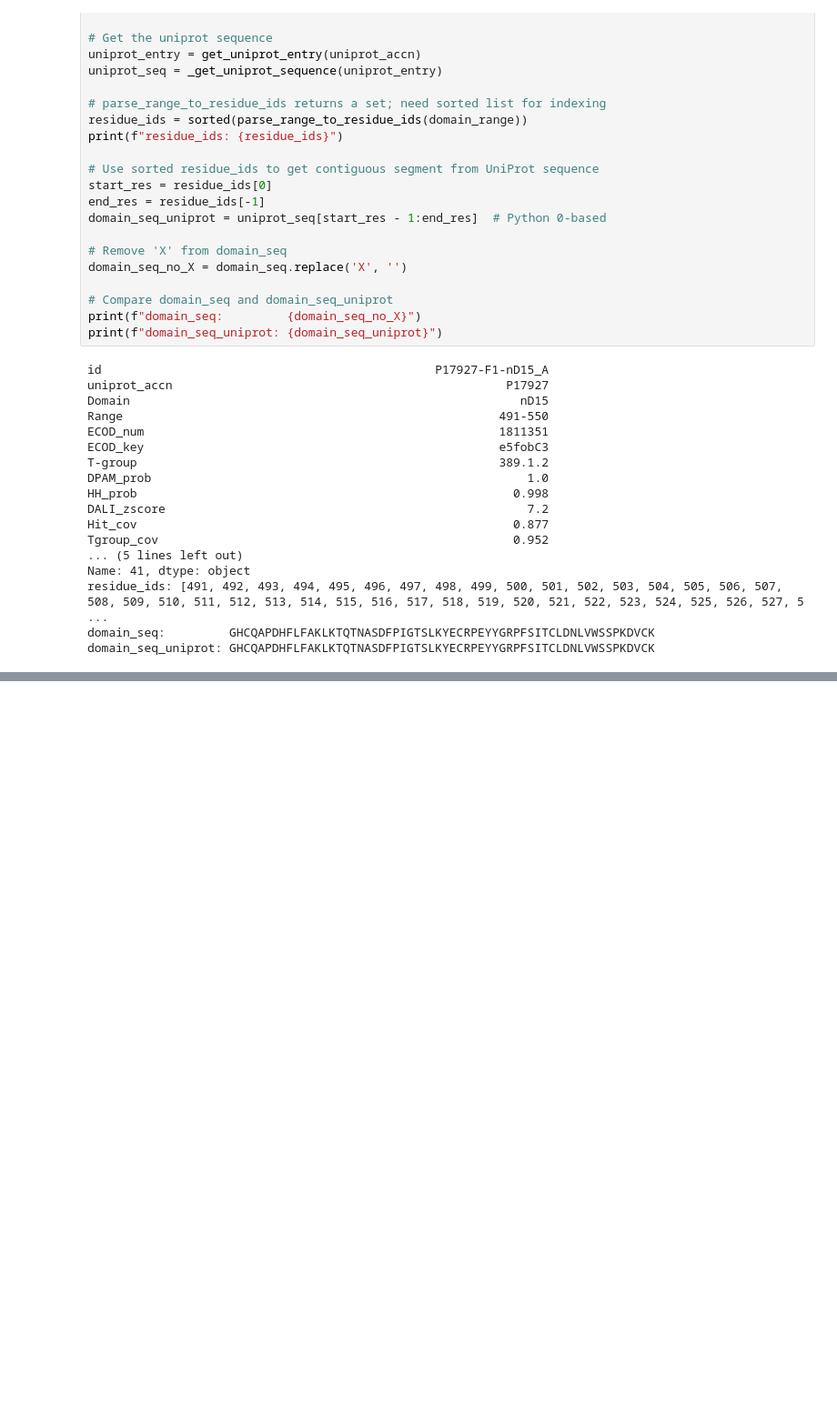
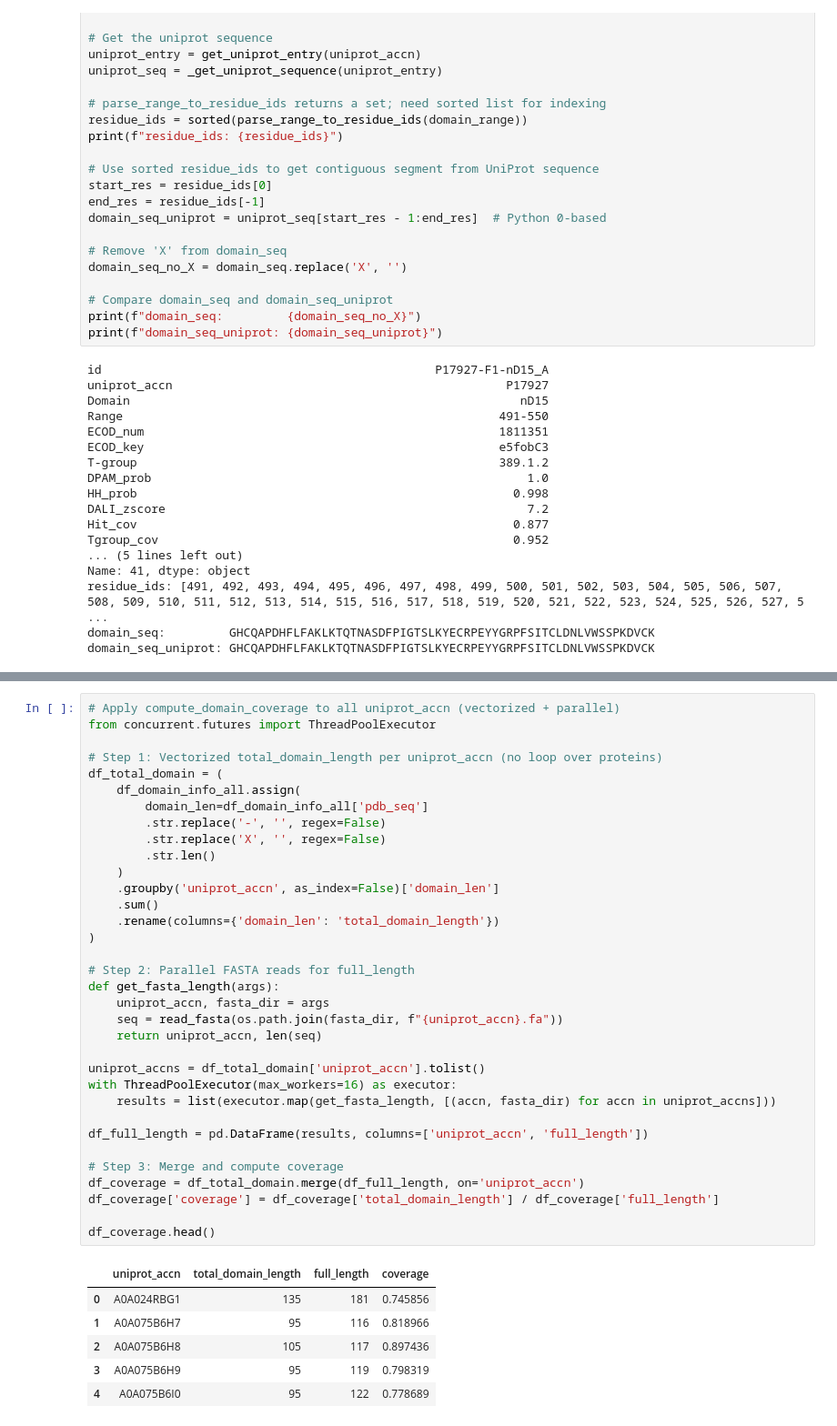
Before and after one commit to meng-yx/DPAM, a Jupyter notebook: notebooks/domains_to_pdb.ipynb, the cells around one changed output, grey strips where cells are left out. Shown at 91% size. Drawn from its saved outputs; the diff is of its cells as text; blank space fills up the shorter version.

```diff
--- a/notebooks/domains_to_pdb.ipynb
+++ b/notebooks/domains_to_pdb.ipynb
@@ -688,0 +779,41 @@ domain_seq_uniprot: GHCQAPDHFLFAKLKTQTNASDFPIGTSLKYECRPEYYGRPFSITCLDNLVWSSPKDVCK
+# %%
+# Apply compute_domain_coverage to all uniprot_accn (vectorized + parallel)
+from concurrent.futures import ThreadPoolExecutor
+
+# Step 1: Vectorized total_domain_length per uniprot_accn (no loop over proteins)
+df_total_domain = (
+    df_domain_info_all.assign(
+        domain_len=df_domain_info_all['pdb_seq']
+        .str.replace('-', '', regex=False)
+        .str.replace('X', '', regex=False)
+        .str.len()
+    )
+    .groupby('uniprot_accn', as_index=False)['domain_len']
+    .sum()
+    .rename(columns={'domain_len': 'total_domain_length'})
+)
+
+# Step 2: Parallel FASTA reads for full_length
+def get_fasta_length(args):
+    uniprot_accn, fasta_dir = args
+    seq = read_fasta(os.path.join(fasta_dir, f"{uniprot_accn}.fa"))
+    return uniprot_accn, len(seq)
+
+uniprot_accns = df_total_domain['uniprot_accn'].tolist()
+with ThreadPoolExecutor(max_workers=16) as executor:
+    results = list(executor.map(get_fasta_length, [(accn, fasta_dir) for accn in uniprot_accns]))
+
+df_full_length = pd.DataFrame(results, columns=['uniprot_accn', 'full_length'])
+
+# Step 3: Merge and compute coverage
+df_coverage = df_total_domain.merge(df_full_length, on='uniprot_accn')
+df_coverage['coverage'] = df_coverage['total_domain_length'] / df_coverage['full_length']
+
+df_coverage.head()
+# %% [output]
+|  | uniprot_accn | total_domain_length | full_length | coverage |
+| 0 | A0A024RBG1 | 135 | 181 | 0.745856 |
+| 1 | A0A075B6H7 | 95 | 116 | 0.818966 |
+| 2 | A0A075B6H8 | 105 | 117 | 0.897436 |
+| 3 | A0A075B6H9 | 95 | 119 | 0.798319 |
+| 4 | A0A075B6I0 | 95 | 122 | 0.778689 |
```
Also changed, not shown: parts of 13 cells of this notebook.
